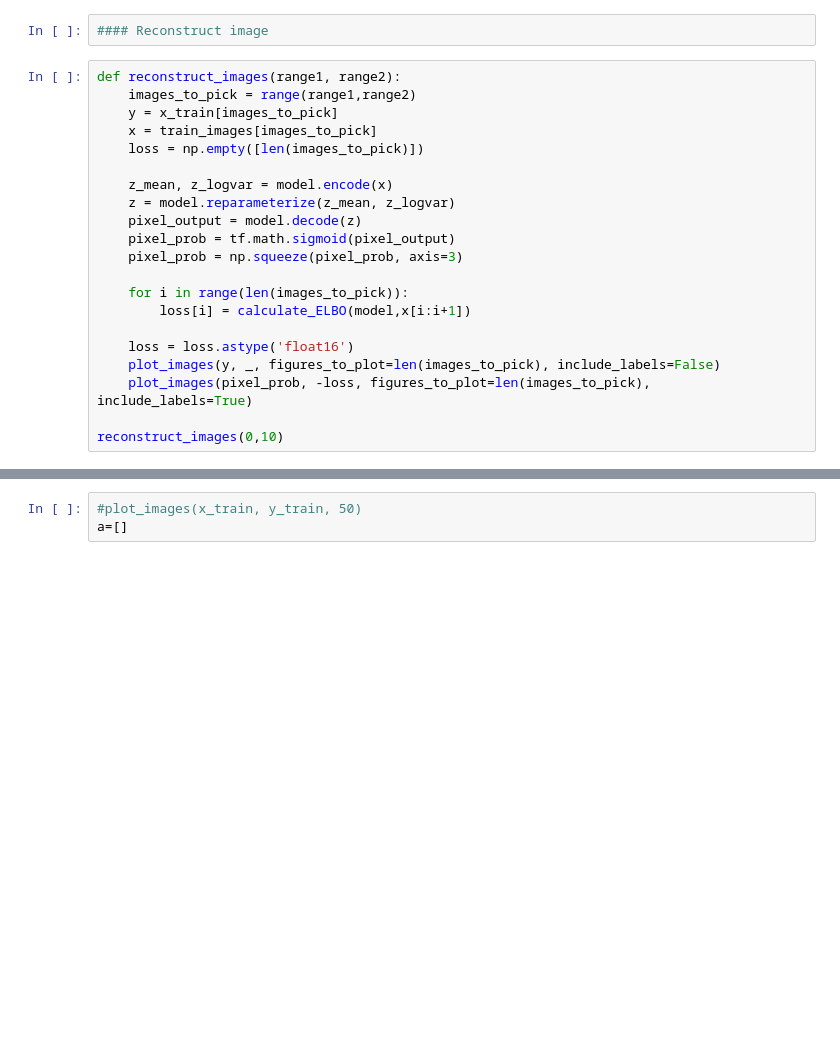
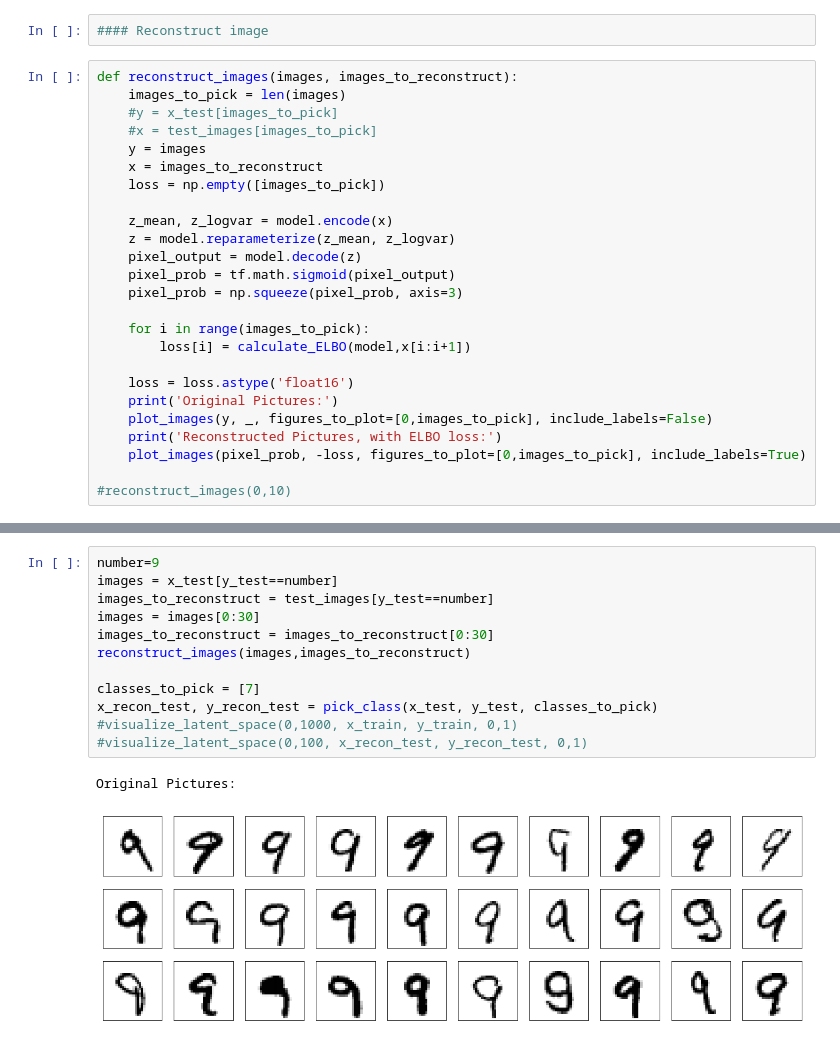
Before and after one commit to lorenzosintini/4YP, a Jupyter notebook: CVAE_MNIST_Numbers.ipynb, the cells around one changed output, grey strips where cells are left out. Saved outputs shown, nothing was run; the diff lists cells and outputs as text; blank space fills up the shorter version.

```diff
--- a/CVAE_MNIST_Numbers.ipynb
+++ b/CVAE_MNIST_Numbers.ipynb
@@ -266,11 +262,13 @@ Generated images:
 # %%
 #### Reconstruct image
 # %%
-def reconstruct_images(range1, range2):
-    images_to_pick = range(range1,range2)
-    y = x_train[images_to_pick]
-    x = train_images[images_to_pick]
-    loss = np.empty([len(images_to_pick)])
+def reconstruct_images(images, images_to_reconstruct):
+    images_to_pick = len(images)
+    #y = x_test[images_to_pick]
+    #x = test_images[images_to_pick]
+    y = images
+    x = images_to_reconstruct
+    loss = np.empty([images_to_pick])
 
     z_mean, z_logvar = model.encode(x)
     z = model.reparameterize(z_mean, z_logvar)
@@ -278,11 +276,13 @@ def reconstruct_images(range1, range2):
     pixel_prob = tf.math.sigmoid(pixel_output)
     pixel_prob = np.squeeze(pixel_prob, axis=3)
 
-    for i in range(len(images_to_pick)):
+    for i in range(images_to_pick):
         loss[i] = calculate_ELBO(model,x[i:i+1])
 
     loss = loss.astype('float16')
-    plot_images(y, _, figures_to_plot=len(images_to_pick), include_labels=False)
-    plot_images(pixel_prob, -loss, figures_to_plot=len(images_to_pick), include_labels=True)
+    print('Original Pictures:')
+    plot_images(y, _, figures_to_plot=[0,images_to_pick], include_labels=False)
+    print('Reconstructed Pictures, with ELBO loss:')
+    plot_images(pixel_prob, -loss, figures_to_plot=[0,images_to_pick], include_labels=True)
 
-reconstruct_images(0,10)
+#reconstruct_images(0,10)
@@ -330,3 +333,15 @@ visualize_latent_space(0,50,0,1)
-# %%
-#plot_images(x_train, y_train, 50)
-a=[]
+# %%
+number=9
+images = x_test[y_test==number]
+images_to_reconstruct = test_images[y_test==number]
+images = images[0:30]
+images_to_reconstruct = images_to_reconstruct[0:30]
+reconstruct_images(images,images_to_reconstruct)
+
+classes_to_pick = [7]
+x_recon_test, y_recon_test = pick_class(x_test, y_test, classes_to_pick)
+#visualize_latent_space(0,1000, x_train, y_train, 0,1)
+#visualize_latent_space(0,100, x_recon_test, y_recon_test, 0,1)
+# %% [output]
+Original Pictures:
+[figure, added]
```
Also changed, not shown: parts of 9 cells of this notebook.
